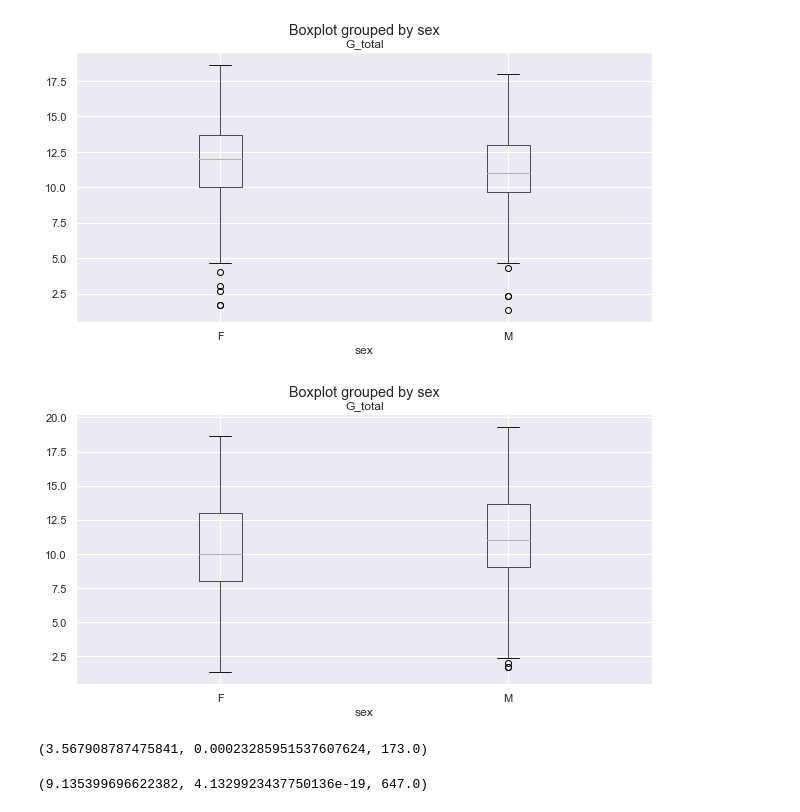
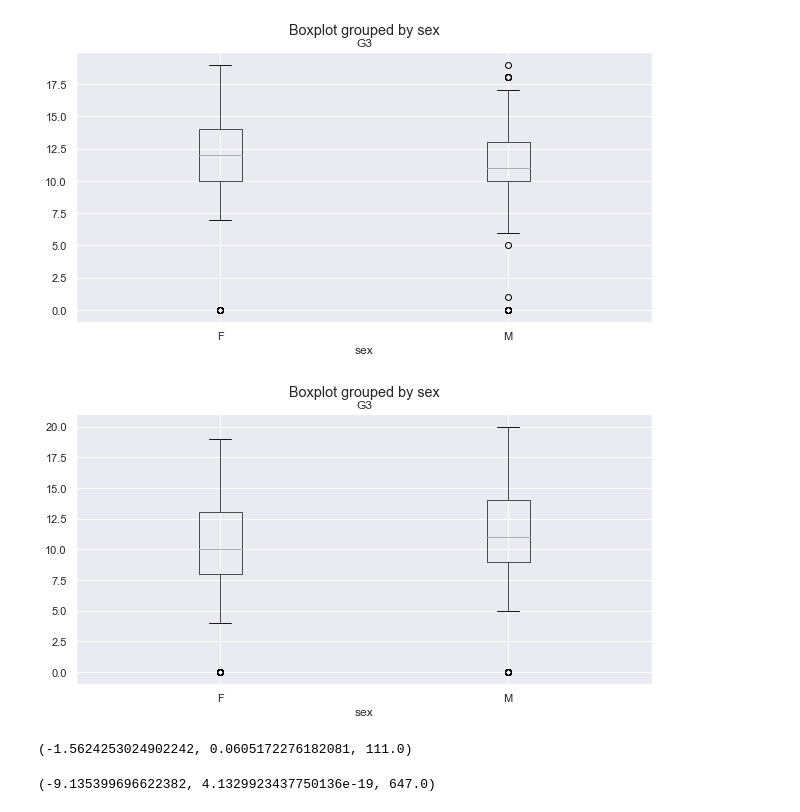
Before and after one commit to bommelbij/CreativeThinking, a Jupyter notebook: CT final paper Ramon.ipynb, the cells around one changed output. Saved outputs shown, nothing was run; the diff lists cells and outputs as text; code cells hidden in the pictures.

```diff
--- a/CT final paper Ramon.ipynb
+++ b/CT final paper Ramon.ipynb
@@ -82,6 +92,3 @@ df_drunk.describe()
 | 50% | 17.000000 | 2.000000 | 2.000000 | 1.000000 | 1.000000 | 0.000000 | 4.000000 | 4.000000 | 5.000000 | 5.0 | ... |
 | 75% | 18.000000 | 3.000000 | 3.000000 | 2.000000 | 2.000000 | 0.000000 | 5.000000 | 5.000000 | 5.000000 | 5.0 | ... |
 | max | 22.000000 | 4.000000 | 4.000000 | 4.000000 | 4.000000 | 3.000000 | 5.000000 | 5.000000 | 5.000000 | 5.0 | ... |
-# %%
-#adding total grade to the df
-df_student_por['G_total'] = (df_student_por['G1'] + df_student_por['G2'] + df_student_por['G3']) / 3
@@ -121,6 +118,5 @@ df_student_por.boxplot(column='G1', by='freetime');
 [figure]
 # %%
-#Total grade for portuguese compared per category of freetime
-df_student_por['G_total'] = (df_student_por['G1'] + df_student_por['G2'] + df_student_por['G3']) / 3
-df_student_por.boxplot(column='G_total', by='freetime');
+#final grade for portuguese compared per category of freetime
+box_free_time = df_student_por.boxplot(column='G3', by='freetime');
 # %% [output]
@@ -128,32 +127,31 @@ df_student_por.boxplot(column='G_total', by='freetime');
 # %%
-#Total grade for portuguese compared per sex
-df_student_por.boxplot(column='G_total', by='sex');
+#final grade for portuguese compared per sex
+df_student_por.boxplot(column='G3', by='sex');
 # %% [output]
-[figure, old version]
+[figure, new version]
 # %%
-#total grade for maths per sex
-df_student_mat['G_total'] = (df_student_mat['G1'] + df_student_mat['G2'] + df_student_mat['G3']) / 3
-df_student_mat.boxplot(column='G_total', by='sex');
+#final grade for maths per sex
+df_student_mat.boxplot(column='G3', by='sex');
 # %% [output]
-[figure, old version]
+[figure, new version]
 # %%
 #preprocess data
-mean_freetime_1 = sm.stats.DescrStatsW(df_freetime_1['G_total'])
-mean_freetime_2 = sm.stats.DescrStatsW(df_freetime_2['G_total'])
-mean_freetime_3 = sm.stats.DescrStatsW(df_freetime_3['G_total'])
-mean_freetime_4 = sm.stats.DescrStatsW(df_freetime_4['G_total'])
-mean_freetime_5 = sm.stats.DescrStatsW(df_freetime_5['G_total'])
+mean_freetime_1 = sm.stats.DescrStatsW(df_freetime_1['G3'])
+mean_freetime_2 = sm.stats.DescrStatsW(df_freetime_2['G3'])
+mean_freetime_3 = sm.stats.DescrStatsW(df_freetime_3['G3'])
+mean_freetime_4 = sm.stats.DescrStatsW(df_freetime_4['G3'])
+mean_freetime_5 = sm.stats.DescrStatsW(df_freetime_5['G3'])
 
 #make test object
-cm = sm.stats.CompareMeans(mean_freetime_2, mean_freetime_5)
+cm = sm.stats.CompareMeans(mean_freetime_5, mean_freetime_1)
 
 #perform ttest, larger because we check if 2 is significantly larger than 5
-ttest_freetime = cm.ttest_ind(alternative='larger')
+ttest_freetime = cm.ttest_ind(alternative='smaller')
 ttest_freetime
 
 #all ttest for mean of 2 being larger compared to the othres is significant.
 # %% [output]
-(3.567908787475841, 0.00023285951537607624, 173.0)
+(-1.5624253024902242, 0.0605172276182081, 111.0)
 # %%
 #make column for total alcohol consumption and 2 dfs for male and female
 df_student_por['total_alc'] = (df_student_por['Dalc'] + df_student_por['Walc']) / 2
@@ -165,10 +163,10 @@ mean_female = sm.stats.DescrStatsW(df_female['total_alc'])
 mean_male = sm.stats.DescrStatsW(df_male['total_alc'])
 
 #make test object
-cm = sm.stats.CompareMeans(mean_male, mean_female)
+cm = sm.stats.CompareMeans(mean_female, mean_male)
 
 #perform ttest, again larger
-ttest_alcohol = cm.ttest_ind(alternative='larger')
+ttest_alcohol = cm.ttest_ind(alternative='smaller')
 ttest_alcohol
 # %% [output]
-(9.135399696622382, 4.1329923437750136e-19, 647.0)
+(-9.135399696622382, 4.1329923437750136e-19, 647.0)
```
Also changed, not shown: parts of 7 cells of this notebook.
